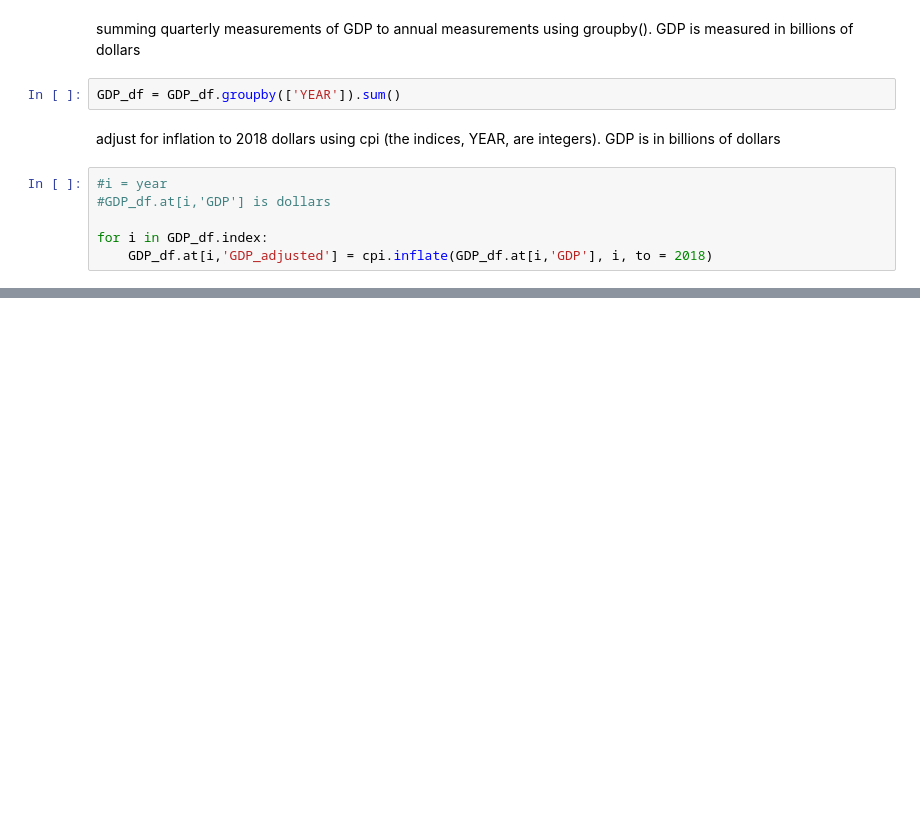
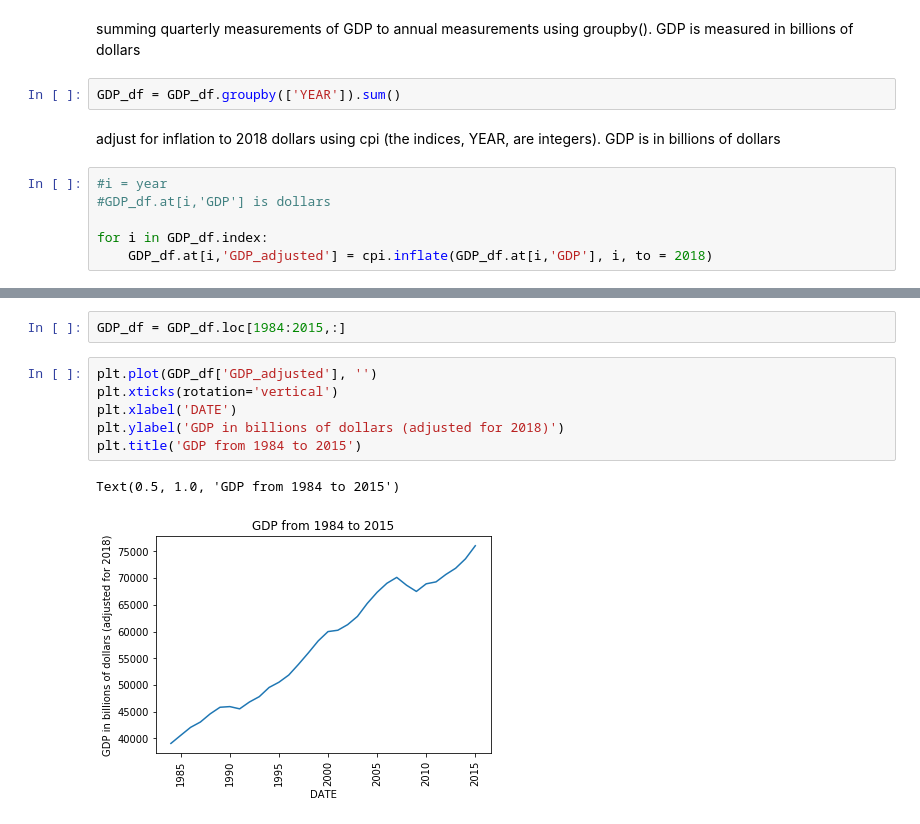
Before and after one commit to cogs108-project-group/Dataset-Analysis-Task-1, a Jupyter notebook: Dataset Analysis - Dataset 5 (GDP).ipynb, the cells around one changed output, grey strips where cells are left out. Drawn from its saved outputs; the diff is of its cells as text; blank space fills up the shorter version.

```diff
--- a/Dataset Analysis - Dataset 5 (GDP).ipynb
+++ b/Dataset Analysis - Dataset 5 (GDP).ipynb
@@ -101,0 +108,11 @@ Text(0, 0.5, 'GDP in billions of dollars (adjusted for 2018)')
+# %%
+GDP_df = GDP_df.loc[1984:2015,:]
+# %%
+plt.plot(GDP_df['GDP_adjusted'], '')
+plt.xticks(rotation='vertical')
+plt.xlabel('DATE')
+plt.ylabel('GDP in billions of dollars (adjusted for 2018)')
+plt.title('GDP from 1984 to 2015')
+# %% [output]
+Text(0.5, 1.0, 'GDP from 1984 to 2015')
+[figure, added]
```
Also changed, not shown: parts of 5 cells of this notebook.
